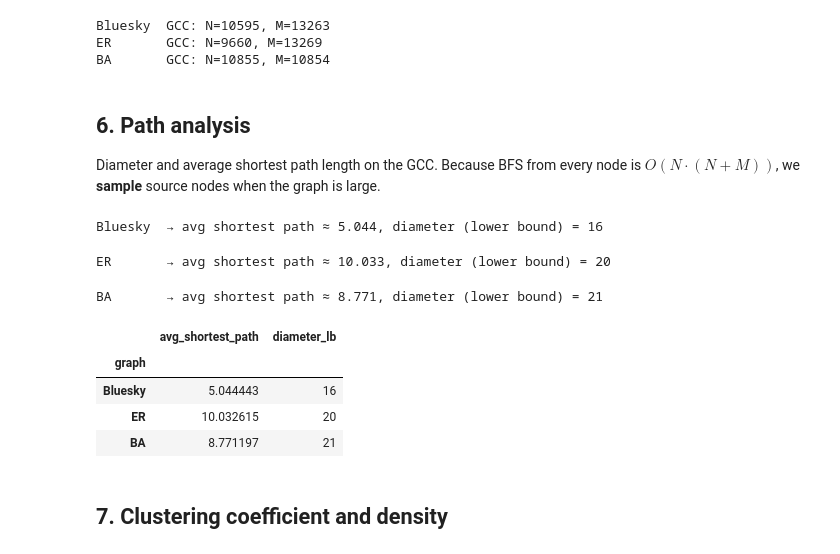
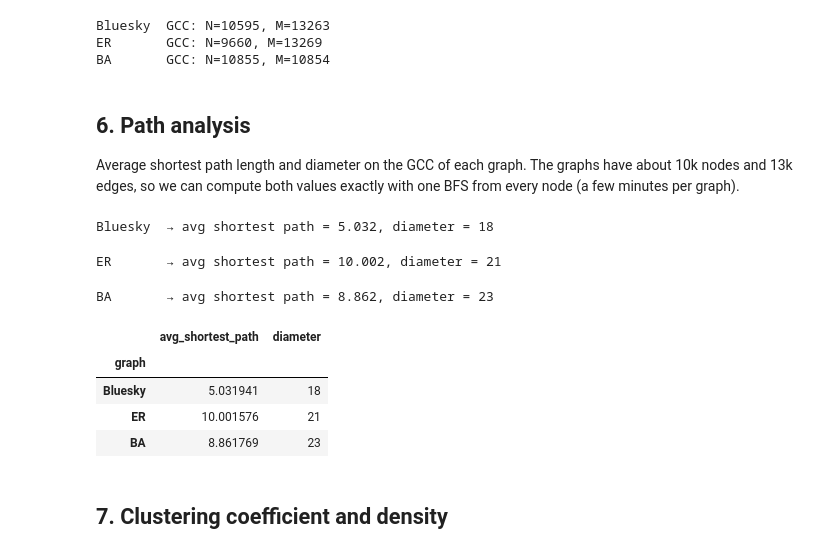
Before and after one commit to savato0/2026_puccio_cascone, a Jupyter notebook: network_analysis_part2guidelines.ipynb, the cells around one changed output. Saved outputs shown, nothing was run; the diff lists cells and outputs as text; code cells hidden in the pictures.

```diff
--- a/network_analysis_part2guidelines.ipynb
+++ b/network_analysis_part2guidelines.ipynb
@@ -305,38 +307,34 @@ BA       GCC: N=10855, M=10854
 # %% [markdown]
 ## 6. Path analysis
 
-Diameter and average shortest path length on the GCC. Because BFS from every node is $O(N \cdot (N+M))$, we **sample** source nodes when the graph is large.
+Average shortest path length and diameter on the GCC of each graph. The graphs have about 10k nodes and 13k edges, so we can compute both values exactly with one BFS from every node (a few minutes per graph).
 # %%
-def path_stats_sampled(g, n_samples=300, seed=RNG_SEED):
-    """Estimate avg shortest path length and (lower bound on) diameter by sampling source nodes."""
-    rng = random.Random(seed)
-    nodes = list(g.nodes())
-    sampled = rng.sample(nodes, min(n_samples, len(nodes)))
-    all_lengths = []
-    diameter_lb = 0
-    for src in tqdm(sampled, desc='BFS sampling'):
+def path_stats_exact(g):
+    """Exact average shortest path length and diameter (one BFS from every node)."""
+    n = g.number_of_nodes()
+    total, diameter = 0, 0
+    for src in tqdm(g.nodes(), desc='BFS'):
         lengths = nx.single_source_shortest_path_length(g, src)
-        ls = list(lengths.values())
-        all_lengths.extend(ls)
-        diameter_lb = max(diameter_lb, max(ls))
-    return float(np.mean(all_lengths)), diameter_lb
+        total += sum(lengths.values())
+        diameter = max(diameter, max(lengths.values()))
+    return total / (n * (n - 1)), diameter
 
 path_results = []
 for name, g in [('Bluesky', G_gcc), ('ER', G_er_gcc), ('BA', G_ba_gcc)]:
-    avg_sp, diam_lb = path_stats_sampled(g, n_samples=300)
-    path_results.append({'graph': name, 'avg_shortest_path': avg_sp, 'diameter_lb': diam_lb})
-    print(f'{name:8s} → avg shortest path ≈ {avg_sp:.3f}, diameter (lower bound) = {diam_lb}')
+    avg_sp, diam = path_stats_exact(g)
+    path_results.append({'graph': name, 'avg_shortest_path': avg_sp, 'diameter': diam})
+    print(f'{name:8s} → avg shortest path = {avg_sp:.3f}, diameter = {diam}')
 
 pd.DataFrame(path_results).set_index('graph')
 # %% [output]
-Bluesky  → avg shortest path ≈ 5.044, diameter (lower bound) = 16
+Bluesky  → avg shortest path = 5.032, diameter = 18
-ER       → avg shortest path ≈ 10.033, diameter (lower bound) = 20
+ER       → avg shortest path = 10.002, diameter = 21
-BA       → avg shortest path ≈ 8.771, diameter (lower bound) = 21
+BA       → avg shortest path = 8.862, diameter = 23
-|  | avg_shortest_path | diameter_lb |
+|  | avg_shortest_path | diameter |
 | graph |  |  |
-| Bluesky | 5.044443 | 16 |
-| ER | 10.032615 | 20 |
-| BA | 8.771197 | 21 |
+| Bluesky | 5.031941 | 18 |
+| ER | 10.001576 | 21 |
+| BA | 8.861769 | 23 |
 # %% [markdown]
 ## 7. Clustering coefficient and density
 # %%
```
Also changed, not shown: parts of 8 cells of this notebook, 22 other files.
